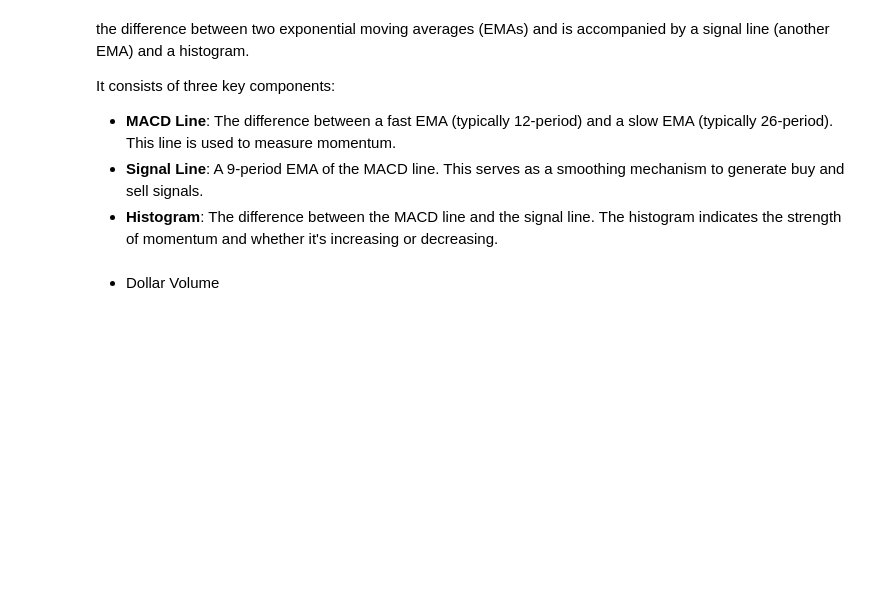
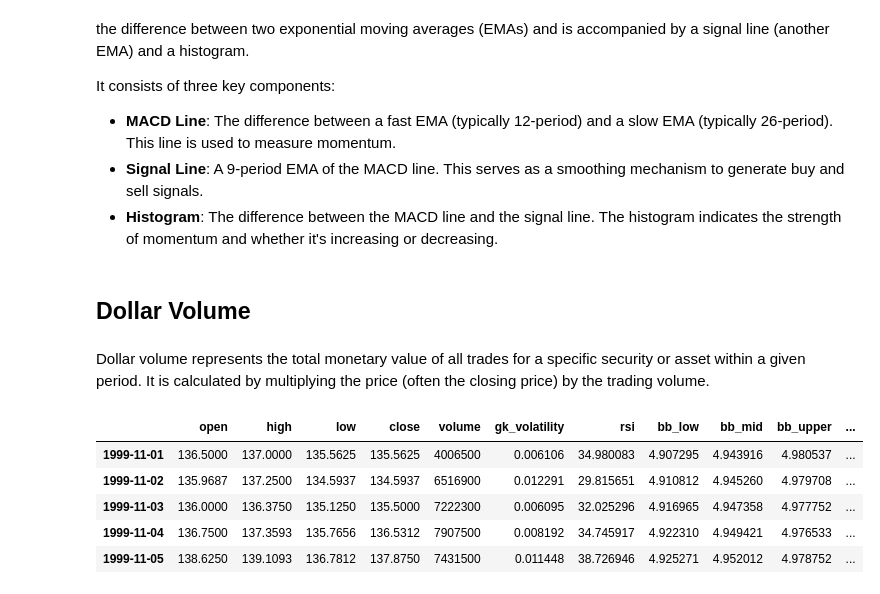
Before and after one commit to a-elgohary/algorithmic_trading, a Jupyter notebook: algorithmic_trading.ipynb, the cells around one changed output. Cells and saved outputs as stored; diff of their text form; code cells hidden in the pictures; blank space fills up the shorter version.

Commit message:
removed pre-scaling/normalization, added macd, dollar volume

```diff
--- a/algorithmic_trading.ipynb
+++ b/algorithmic_trading.ipynb
@@ -338,0 +331,5 @@ df_spy.tail()
+# %%
+# Calculate the scaled Bollinger Bands of S&P 500
+df_spy = bollinger_bands(df_spy, 20, 2)
+
+df_spy.tail()
@@ -374,0 +369,5 @@ df_spy.tail()
+# %%
+# Calculate the normalized ATR of S&P 500
+df_spy = average_true_range(df_spy, 14)
+
+df_spy.tail()
@@ -381,6 +387,40 @@ It consists of three key components:
 * **MACD Line**: The difference between a fast EMA (typically 12-period) and a slow EMA (typically 26-period). This line is used to measure momentum.
 * **Signal Line**: A 9-period EMA of the MACD line. This serves as a smoothing mechanism to generate buy and sell signals.
 * **Histogram**: The difference between the MACD line and the signal line. The histogram indicates the strength of momentum and whether it's increasing or decreasing.
+# %%
+# Define MACD function
+def moving_average_cd(data):
+    # Calculate MACD
+    macd_df = data.ta.macd(close=data['close'])
+
+    # Names Dict
+    macd_names = {"MACD_12_26_9": "macd",
+                  "MACDh_12_26_9": "macd_hist",
+                  "MACDs_12_26_9": "macd_signal"
+                  }
+    # Rename Columns
+    macd_df.rename(columns=macd_names, inplace=True)
+
+    # Join MACD to data
+    data = pd.concat([data, macd_df], axis=1)
+
+    return data
+# %%
+# Calculate the normalized MACD of S&P 500
+df_spy = moving_average_cd(df_spy)
 # %% [markdown]
-
-* Dollar Volume
+## Dollar Volume
+# %% [markdown]
+Dollar volume represents the total monetary value of all trades for a specific security or asset within a given period. It is calculated by multiplying the price (often the closing price) by the trading volume.
+# %%
+# Calculate the dollar volume of S&P 500
+df_spy['dollar_volume_millions'] = (df_spy['close'] * df_spy['volume']) / 1e6
+
+df_spy.head()
+# %% [output]
+|  | open | high | low | close | volume | gk_volatility | rsi | bb_low | bb_mid | bb_upper | ... |
+| 1999-11-01 | 136.5000 | 137.0000 | 135.5625 | 135.5625 | 4006500 | 0.006106 | 34.980083 | 4.907295 | 4.943916 | 4.980537 | ... |
+| 1999-11-02 | 135.9687 | 137.2500 | 134.5937 | 134.5937 | 6516900 | 0.012291 | 29.815651 | 4.910812 | 4.945260 | 4.979708 | ... |
+| 1999-11-03 | 136.0000 | 136.3750 | 135.1250 | 135.5000 | 7222300 | 0.006095 | 32.025296 | 4.916965 | 4.947358 | 4.977752 | ... |
+| 1999-11-04 | 136.7500 | 137.3593 | 135.7656 | 136.5312 | 7907500 | 0.008192 | 34.745917 | 4.922310 | 4.949421 | 4.976533 | ... |
+| 1999-11-05 | 138.6250 | 139.1093 | 136.7812 | 137.8750 | 7431500 | 0.011448 | 38.726946 | 4.925271 | 4.952012 | 4.978752 | ... |
```
Also changed, not shown: parts of 9 cells of this notebook.
